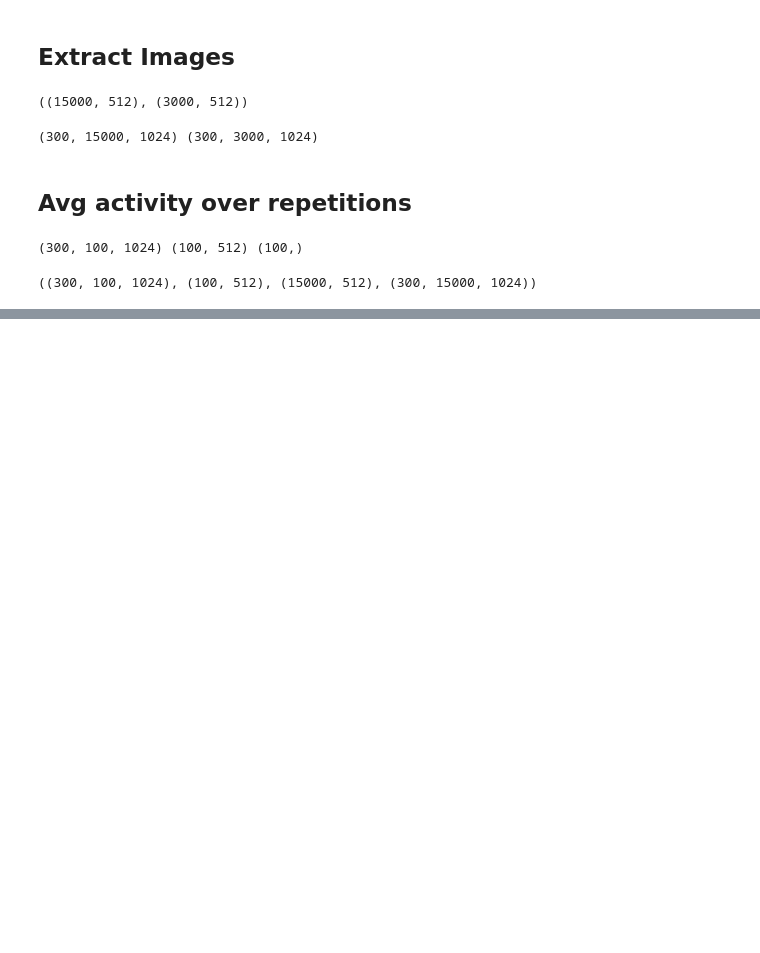
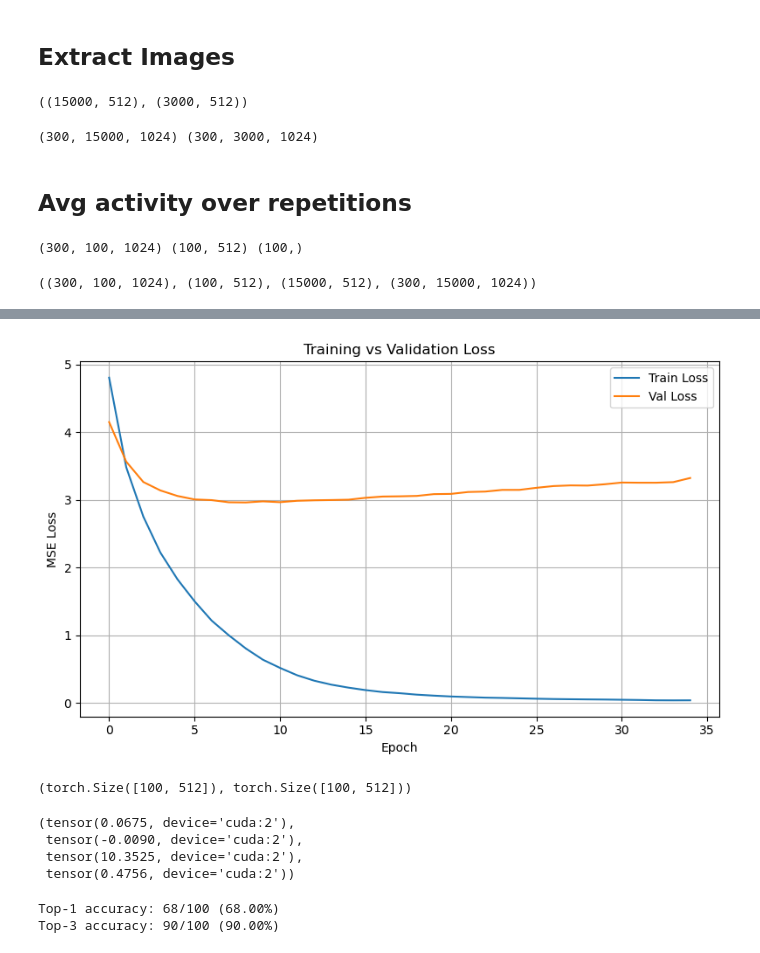
Before and after one commit to mattciff5/nlinear-monkeys, a Jupyter notebook: non_linear_monkeys.ipynb, the cells around one changed output, grey strips where cells are left out. Drawn from its saved outputs; the diff is of its cells as text; code cells hidden in the pictures; blank space fills up the shorter version.

```diff
--- a/non_linear_monkeys.ipynb
+++ b/non_linear_monkeys.ipynb
@@ -161,0 +461,21 @@ test_neural_avg.shape, test_features_avg.shape, train_features.shape, train_neur
+# %%
+import pandas as pd
+import matplotlib.pyplot as plt
+
+log_path = logger.log_dir + "/metrics.csv"
+df = pd.read_csv(log_path)
+
+val_loss_df = df[~df["val_loss"].isna()]
+train_loss_df = df[~df["train_loss_epoch"].isna()]
+plt.figure(figsize=(8, 5))
+plt.plot(np.array(train_loss_df["epoch"]), np.array(train_loss_df["train_loss_epoch"]), label="Train Loss")
+plt.plot(np.array(val_loss_df["epoch"]), np.array(val_loss_df["val_loss"]), label="Val Loss")
+plt.xlabel("Epoch")
+plt.ylabel("MSE Loss")
+plt.title("Training vs Validation Loss")
+plt.legend()
+plt.grid(True)
+plt.tight_layout()
+plt.show()
+# %% [output]
+[figure, added]
@@ -161,0 +495,29 @@ test_neural_avg.shape, test_features_avg.shape, train_features.shape, train_neur
+# %%
+y_pred.shape, y_true.shape
+# %% [output]
+(torch.Size([100, 512]), torch.Size([100, 512]))
+# %%
+y_pred.mean(), y_true.mean(), y_pred.std(), y_true.std()
+# %% [output]
+(tensor(0.0675, device='cuda:2'),
+ tensor(-0.0090, device='cuda:2'),
+ tensor(10.3525, device='cuda:2'),
+ tensor(0.4756, device='cuda:2'))
+# %%
+from sklearn.neighbors import NearestNeighbors
+
+y_true_np = y_true.cpu().numpy()
+y_pred_np = y_pred.cpu().numpy()
+nbrs = NearestNeighbors(n_neighbors=5, metric='cosine').fit(y_true_np)
+
+distances, top_indices = nbrs.kneighbors(y_pred_np)
+true_indices = torch.arange(len(y_true_np)).cpu().numpy()
+
+top1_count = (top_indices[:, 0] == true_indices).sum()
+top3_count = sum(true_idx in top_indices[i] for i, true_idx in enumerate(true_indices))
+
+print(f"Top-1 accuracy: {top1_count}/{len(y_true_np)} ({top1_count / len(y_true_np) * 100:.2f}%)")
+print(f"Top-3 accuracy: {top3_count}/{len(y_true_np)} ({top3_count / len(y_true_np) * 100:.2f}%)")
+# %% [output]
+Top-1 accuracy: 68/100 (68.00%)
+Top-3 accuracy: 90/100 (90.00%)
```
Also changed, not shown: parts of 11 cells of this notebook.
